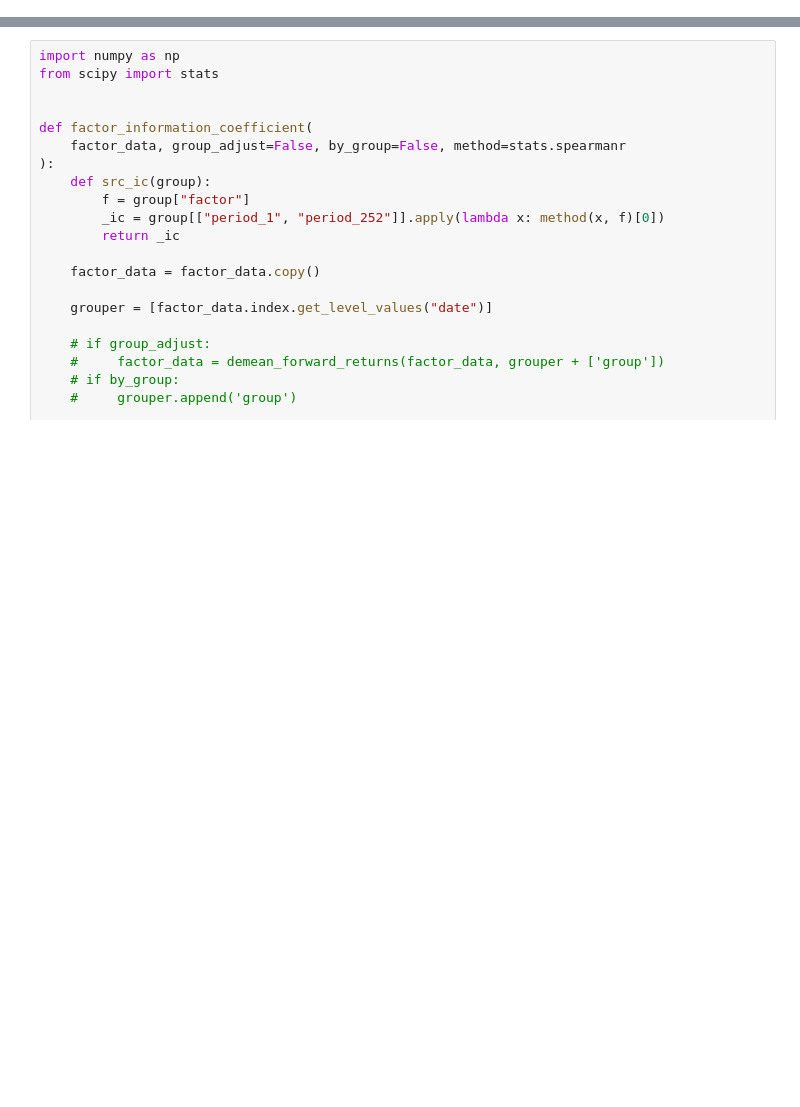
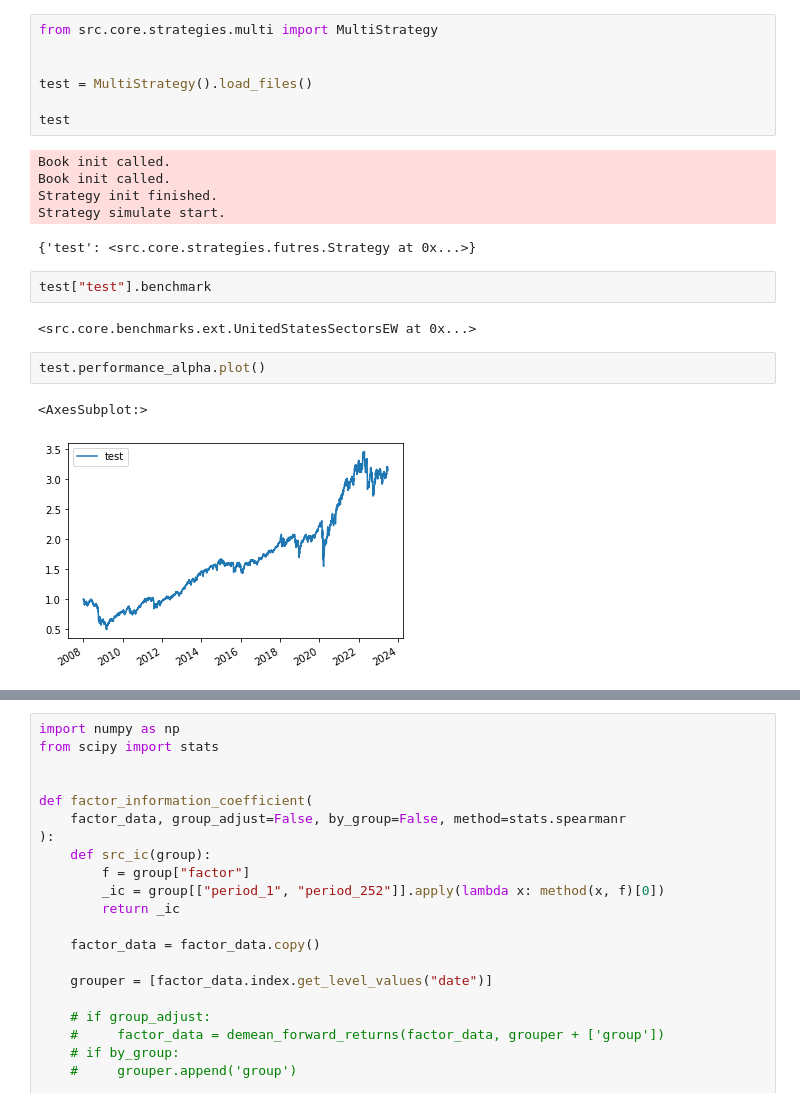
Before and after one commit to HTF1125/RobertLab, a Jupyter notebook: test.ipynb, the cells around one changed output, grey strips where cells are left out. Drawn from its saved outputs; the diff is of its cells as text; blank space fills up the shorter version.

```diff
--- a/test.ipynb
+++ b/test.ipynb
@@ -17,0 +52,22 @@ core.benchmarks.get_attr("UnitedStatesSectorsEW")
+# %%
+from src.core.strategies.multi import MultiStrategy
+
+
+test = MultiStrategy().load_files()
+
+test
+# %% [output]
+Book init called.
+Book init called.
+Strategy init finished.
+Strategy simulate start.
+{'test': <src.core.strategies.futres.Strategy at 0x...>}
+# %%
+test["test"].benchmark
+# %% [output]
+<src.core.benchmarks.ext.UnitedStatesSectorsEW at 0x...>
+# %%
+test.performance_alpha.plot()
+# %% [output]
+<AxesSubplot:>
+[figure, added]
```
Also changed, not shown: parts of 14 cells of this notebook, 24 other files.
